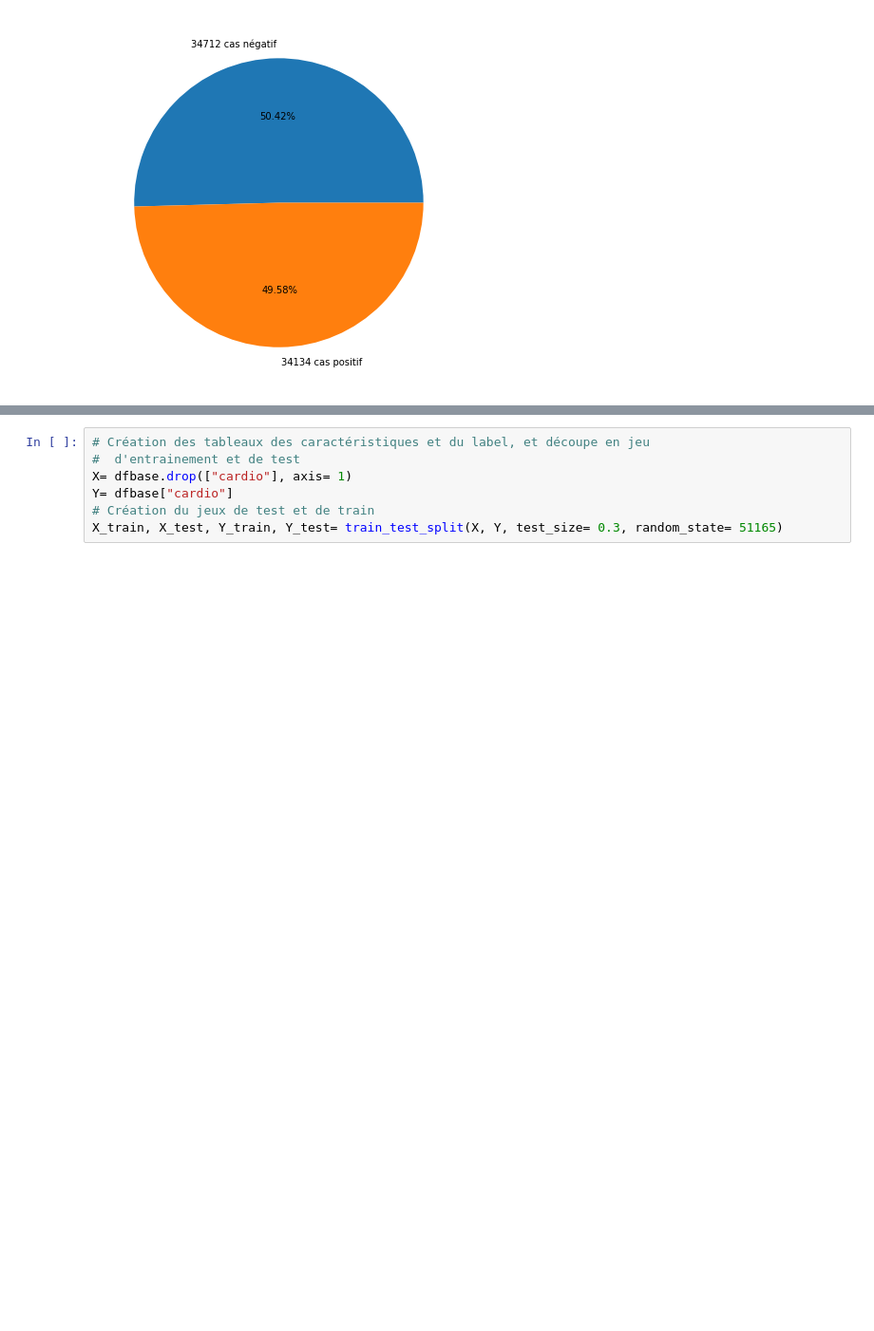
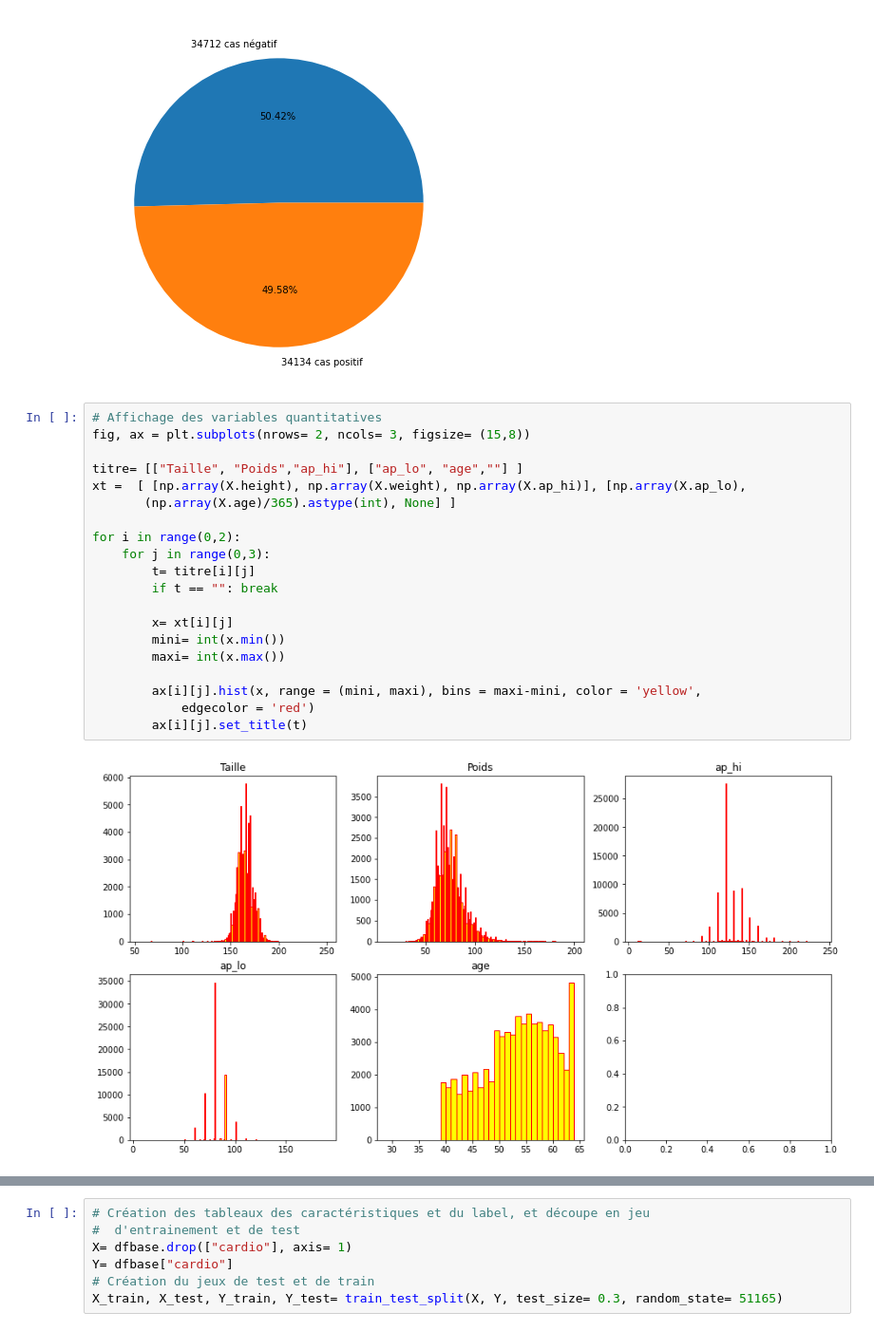
Before and after one commit to jpphi/prj_final, a Jupyter notebook: E1/E1_baseb12.ipynb, the cells around one changed output, grey strips where cells are left out. Shown at 95% size. Cells and saved outputs as stored; diff of their text form; blank space fills up the shorter version.

```diff
--- a/E1/E1_baseb12.ipynb
+++ b/E1/E1_baseb12.ipynb
@@ -608,3 +643,25 @@ plt.pie([ze,un], labels= [f"{ze} cas négatif",f"{un} cas positif"], autopct= '%
 plt.show()
 # %% [output]
 [figure]
+# %%
+# Affichage des variables quantitatives
+fig, ax = plt.subplots(nrows= 2, ncols= 3, figsize= (15,8))
+
+titre= [["Taille", "Poids","ap_hi"], ["ap_lo", "age",""] ]
+xt =  [ [np.array(X.height), np.array(X.weight), np.array(X.ap_hi)], [np.array(X.ap_lo),
+       (np.array(X.age)/365).astype(int), None] ]
+
+for i in range(0,2):
+    for j in range(0,3):
+        t= titre[i][j]
+        if t == "": break
+
+        x= xt[i][j]
+        mini= int(x.min())
+        maxi= int(x.max())
+
+        ax[i][j].hist(x, range = (mini, maxi), bins = maxi-mini, color = 'yellow',
+            edgecolor = 'red')
+        ax[i][j].set_title(t)
+# %% [output]
+[figure, added]
```
Also changed, not shown: parts of 40 cells of this notebook, 3 other files.
